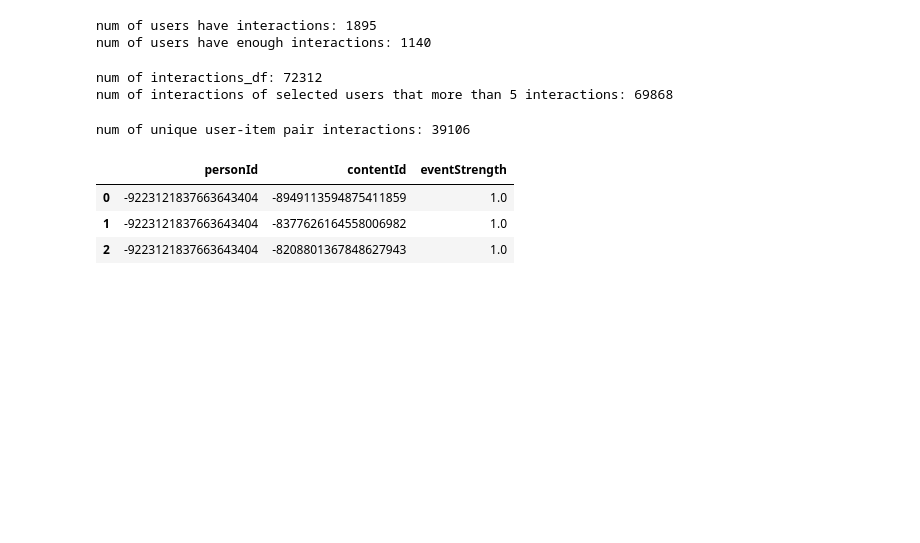
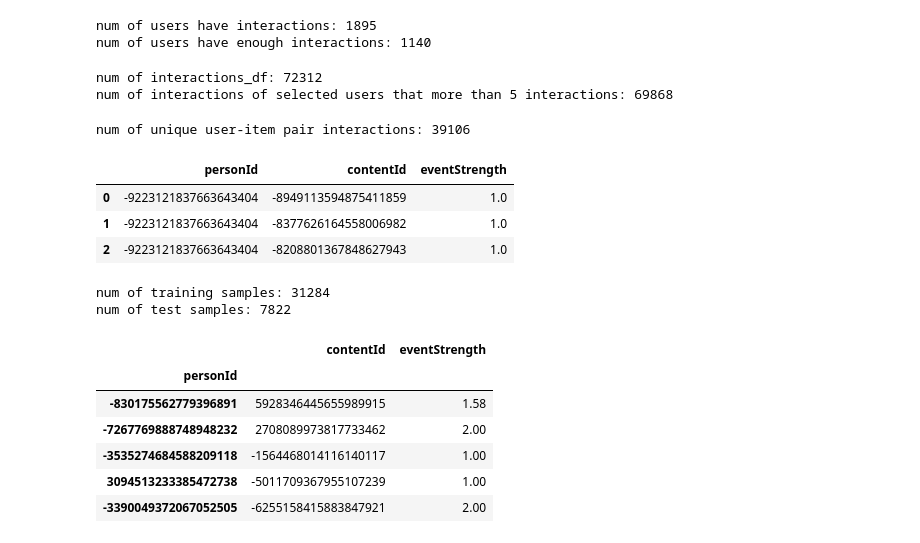
Before and after one commit to PengInGitHub/catboost, a Jupyter notebook: RS.ipynb, the cells around one changed output. Drawn from its saved outputs; the diff is of its cells as text; code cells hidden in the pictures; blank space fills up the shorter version.

```diff
--- a/RS.ipynb
+++ b/RS.ipynb
@@ -102,3 +110,30 @@ interactions_user_item_score.head(3)
 | 2 | -9223121837663643404 | -8208801367848627943 | 1.0 |
 # %%
 # Evaluation
+# %%
+# split training and test datasets
+
+interactions_train, interactions_test = train_test_split(interactions_user_item_score,
+                                                        stratify=interactions_user_item_score['personId'],
+                                                        test_size=0.2,
+                                                        random_state=42)
+
+print(f'num of training samples: {len(interactions_train)}')
+print(f'num of test samples: {len(interactions_test)}')
+
+# set and check index
+interactions_user_item_score = interactions_user_item_score.set_index('personId')
+interactions_train = interactions_train.set_index('personId')
+interactions_test = interactions_test.set_index('personId')
+
+interactions_test.head()
+# %% [output]
+num of training samples: 31284
+num of test samples: 7822
+|  | contentId | eventStrength |
+| personId |  |  |
+| -830175562779396891 | 5928346445655989915 | 1.58 |
+| -7267769888748948232 | 2708089973817733462 | 2.00 |
+| -3535274684588209118 | -1564468014116140117 | 1.00 |
+| 3094513233385472738 | -5011709367955107239 | 1.00 |
+| -3390049372067052505 | -6255158415883847921 | 2.00 |
```
Also changed, not shown: parts of 13 cells of this notebook.
